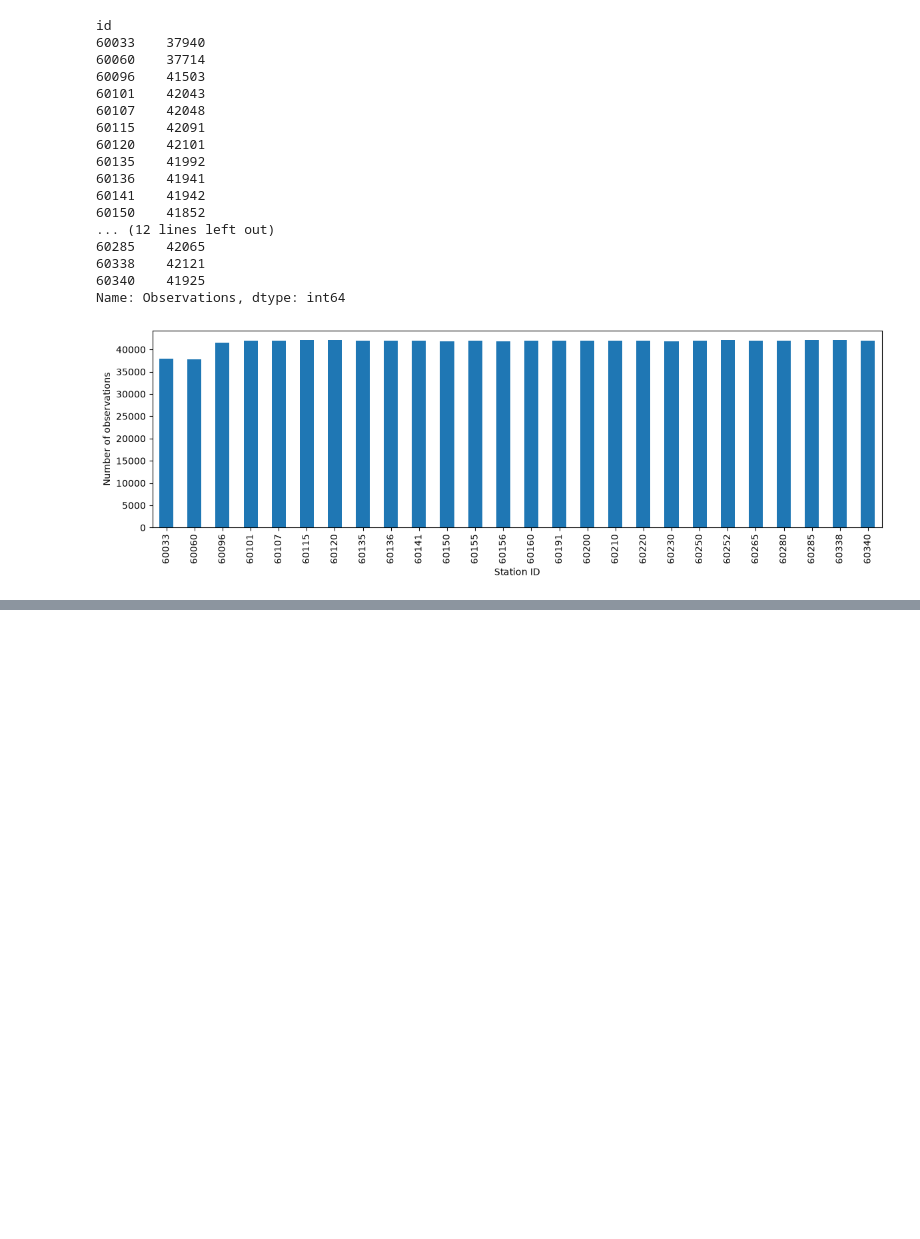
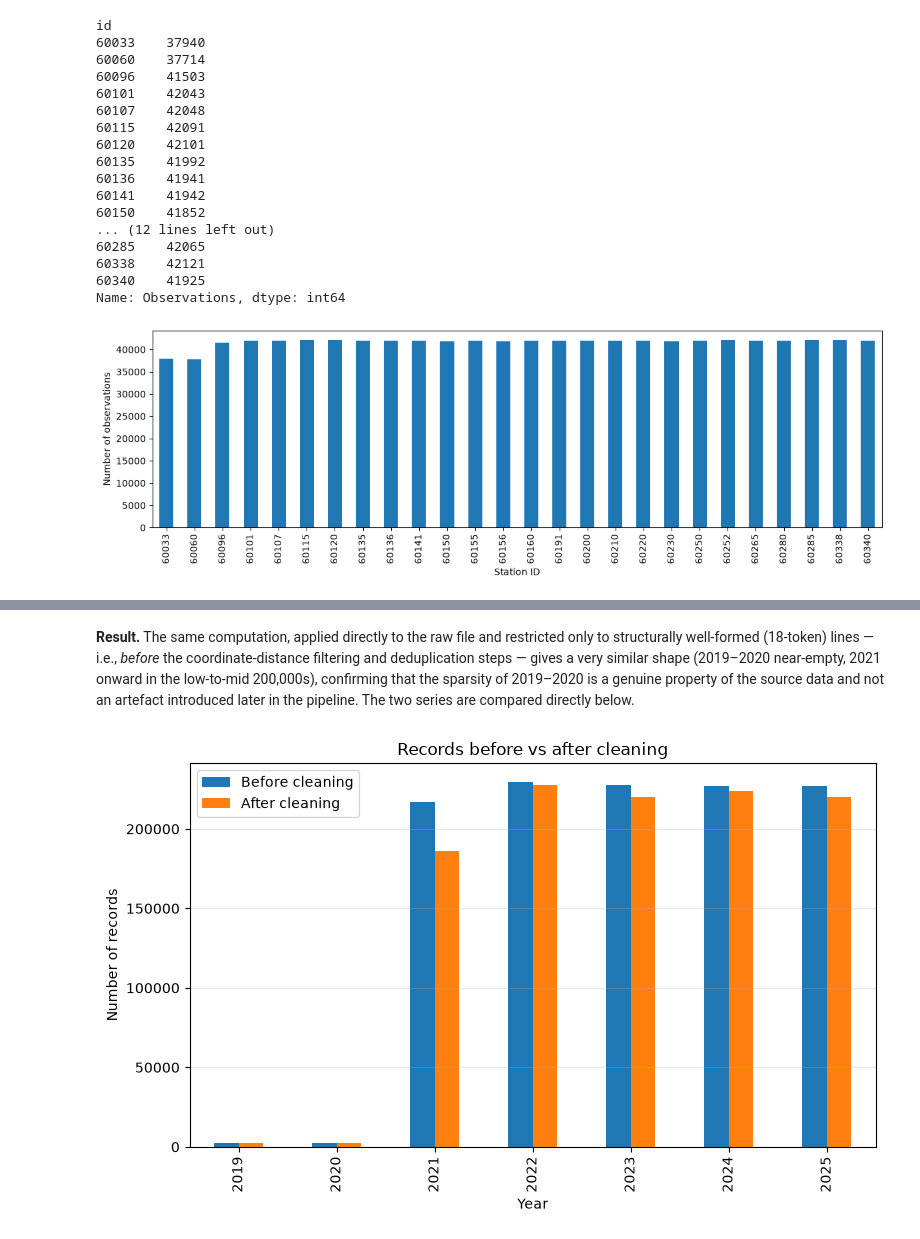
Before and after one commit to Marouanelmzr/meteorological-time-series-forecasting, a Jupyter notebook: notebooks/01_exploration.ipynb, the cells around one changed output, grey strips where cells are left out. Saved outputs shown, nothing was run; the diff lists cells and outputs as text; code cells hidden in the pictures; blank space fills up the shorter version.

```diff
--- a/notebooks/01_exploration.ipynb
+++ b/notebooks/01_exploration.ipynb
@@ -683,0 +730,4 @@ plt.show()
+# %%
+clean_counts = df["datetime"].dt.year.value_counts().sort_index()
+
+clean_counts
@@ -683,0 +746,21 @@ plt.show()
+# %%
+from collections import Counter
+from datetime import datetime
+import pandas as pd
+
+counter = Counter()
+
+with open("../data/raw/Arome", "r", encoding="utf-8", errors="replace") as f:
+    for line in f:
+        tokens = line.split()
+
+        # Keep only valid AROME records
+        if len(tokens) != 18:
+            continue
+
+        dt = datetime.strptime(tokens[1], "%Y%m%d%H")
+        counter[dt.year] += 1
+
+raw_counts = pd.Series(counter).sort_index()
+
+print(raw_counts)
@@ -683,0 +776,21 @@ plt.show()
+# %% [markdown]
+**Result.** The same computation, applied directly to the raw file and restricted only to structurally well-formed (18-token) lines — i.e., *before* the coordinate-distance filtering and deduplication steps — gives a very similar shape (2019–2020 near-empty, 2021 onward in the low-to-mid 200,000s), confirming that the sparsity of 2019–2020 is a genuine property of the source data and not an artefact introduced later in the pipeline. The two series are compared directly below.
+# %%
+import matplotlib.pyplot as plt
+
+comparison = pd.DataFrame({
+    "Before cleaning": raw_counts,
+    "After cleaning": clean_counts
+})
+
+comparison.plot(kind="bar", figsize=(8, 5))
+
+plt.title("Records before vs after cleaning")
+plt.ylabel("Number of records")
+plt.xlabel("Year")
+plt.grid(axis="y", alpha=0.3)
+
+plt.tight_layout()
+plt.show()
+# %% [output]
+[figure, added]
```
Also changed, not shown: parts of 39 cells of this notebook, 3 other files.
